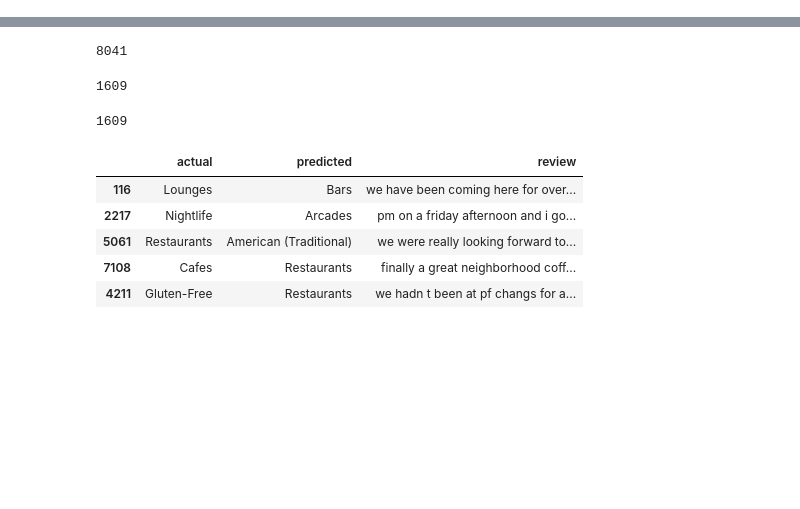
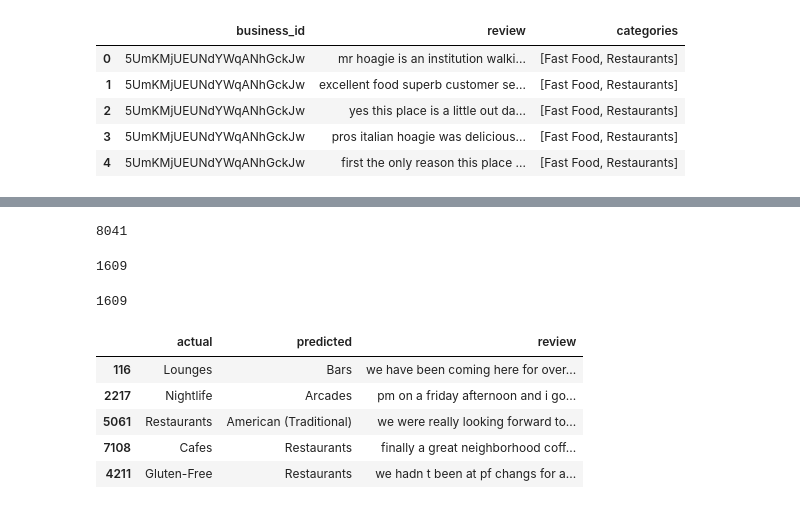
Before and after one commit to vipmunot/Yelp-Dataset-Challenge, a Jupyter notebook: Yelp.ipynb, the cells around one changed output, grey strips where cells are left out. Saved outputs shown, nothing was run; the diff lists cells and outputs as text; code cells hidden in the pictures; blank space fills up the shorter version.

Commit message:
implemented multi classifier

```diff
--- a/Yelp.ipynb
+++ b/Yelp.ipynb
@@ -7,3 +43,13 @@ from sklearn.metrics import accuracy_score
 import warnings
 
 warnings.filterwarnings("ignore")
+# %%
+review_multi = pd.read_pickle('review.pkl')
+review_multi.head()
+# %% [output]
+|  | business_id | review | categories |
+| 0 | 5UmKMjUEUNdYWqANhGckJw | mr hoagie is an institution walki... | [Fast Food, Restaurants] |
+| 1 | 5UmKMjUEUNdYWqANhGckJw | excellent food superb customer se... | [Fast Food, Restaurants] |
+| 2 | 5UmKMjUEUNdYWqANhGckJw | yes this place is a little out da... | [Fast Food, Restaurants] |
+| 3 | 5UmKMjUEUNdYWqANhGckJw | pros italian hoagie was delicious... | [Fast Food, Restaurants] |
+| 4 | 5UmKMjUEUNdYWqANhGckJw | first the only reason this place ... | [Fast Food, Restaurants] |
```
Also changed, not shown: parts of 9 cells of this notebook.
